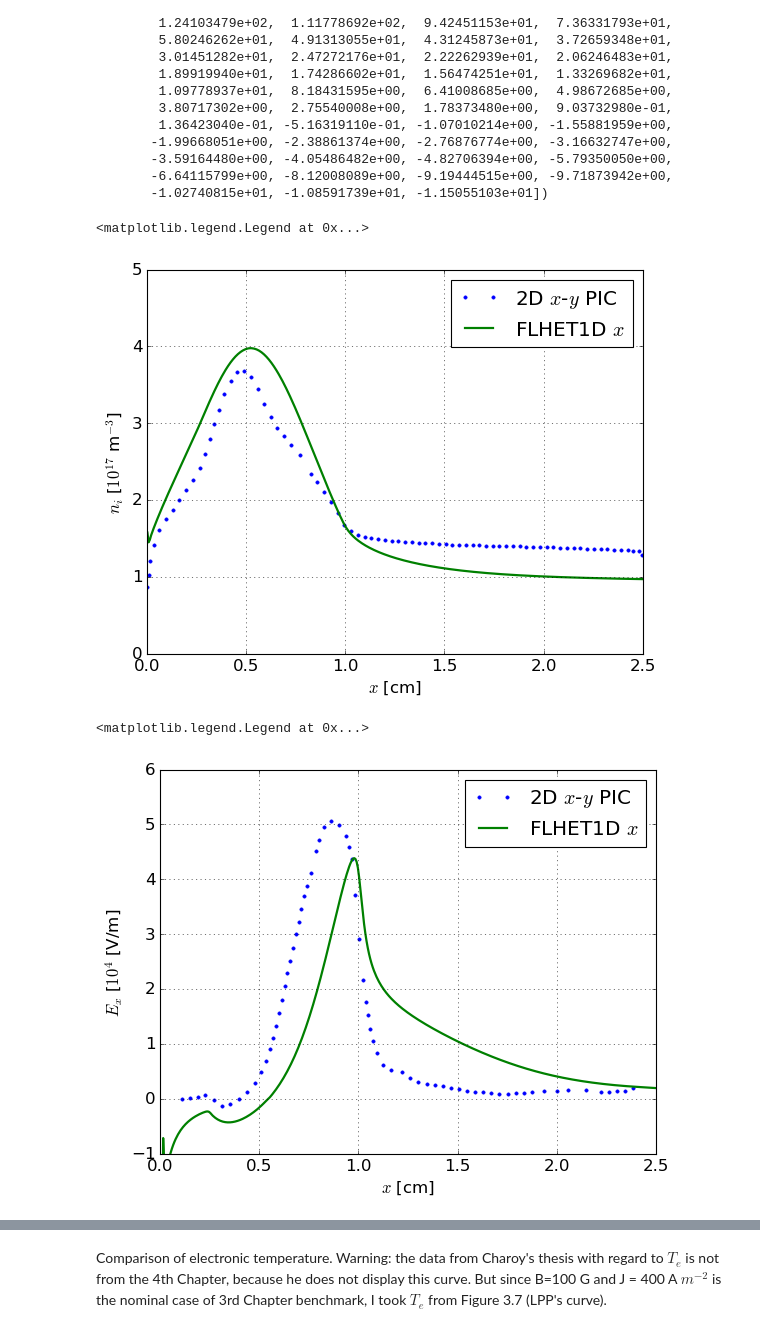
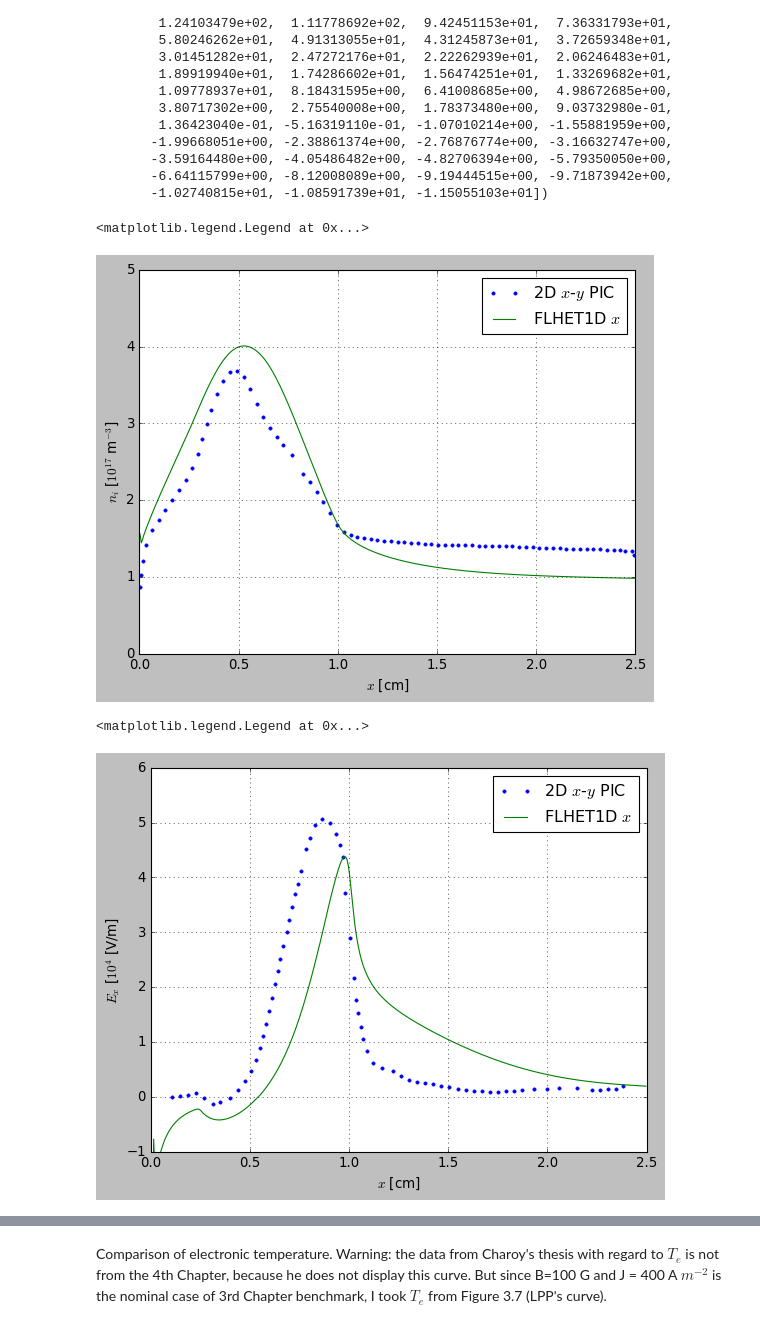
Before and after one commit to federicopetronio/FLHET1D, a Jupyter notebook: Plots_Charoy.ipynb, the cells around one changed output, grey strips where cells are left out. Saved outputs shown, nothing was run; the diff lists cells and outputs as text; code cells hidden in the pictures.

```diff
--- a/Plots_Charoy.ipynb
+++ b/Plots_Charoy.ipynb
@@ -453,13 +344,6 @@ KeyError: 'Anomalous transport alpha_B1'
 ##########################################################
 #           Make the plots
 ##########################################################
-
-
-plt.style.use('classic')
-plt.rcParams["font.weight"] = 'normal'
-plt.rcParams['figure.facecolor'] = 'white'
-plt.rcParams["font.size"] = 15
-plt.rcParams["lines.linewidth"] = 2
 
 ResultsFigs = RESULTSDIR+"/Figs_vs_Charoy"
 ResultsData = RESULTSDIR+"/Data"
@@ -632,32 +519,31 @@ time[i_save]    = t
 # %%
-Ex_fluid = mplt_mod.compute_E(P, B, ESTAR, WallInteractionConfig["Type"], R1, R2, Mi, x_center, LTHR, KEL, alpha_B, J, A0)
 phi_fluid = mplt_mod.compute_phi(Ex_fluid, Delta_x, J, V, Rext)
 # %%
-f, ax = plt.subplots()
+f, axs = plt.subplots()
 
-ax.plot(ni_charoy[:,0], ni_charoy[:,1], '.', label="2D $x$-$y$ PIC")
-ax.plot(x_center*100, P[1,:]/1e17, '-', label="FLHET1D $x$")
-ax.set_ylim([0., 5.0])
-ax.set_xlabel("$x$ [cm]")
-ax.set_ylabel("$n_i$ [$10^{17}$ m$^{-3}$]")
+axs.plot(ni_charoy[:,0], ni_charoy[:,1], '.', label="2D $x$-$y$ PIC")
+axs.plot(x_center*100, P[1,:]/1e17, '-', label="FLHET1D $x$")
+axs.set_ylim([0., 5.0])
+axs.set_xlabel("$x$ [cm]")
+axs.set_ylabel("$n_i$ [$10^{17}$ m$^{-3}$]")
 
-ax.grid(True)
-ax.legend()
+axs.grid(True)
+axs.legend()
 # %% [output]
 <matplotlib.legend.Legend at 0x...>
-[figure, old version]
+[figure, new version]
 # %%
-f, ax = plt.subplots()
+f, axs = plt.subplots()
 
-ax.plot(Ex_charoy[:,0], Ex_charoy[:,1], '.', label="2D $x$-$y$ PIC")
-ax.plot(x_center*100, Ex_fluid/10000, '-', label="FLHET1D $x$")
-ax.set_ylim([-1.0, 6.0])
-ax.set_xlabel("$x$ [cm]")
-ax.set_ylabel("$E_x$ [$10^{4}$ [V/m]")
+axs.plot(Ex_charoy[:,0], Ex_charoy[:,1], '.', label="2D $x$-$y$ PIC")
+axs.plot(x_center*100, Ex_fluid/10000, '-', label="FLHET1D $x$")
+axs.set_ylim([-1.0, 6.0])
+axs.set_xlabel("$x$ [cm]")
+axs.set_ylabel("$E_x$ [$10^{4}$ [V/m]")
 
-ax.grid()
-ax.legend()
+axs.grid()
+axs.legend()
 # %% [output]
 <matplotlib.legend.Legend at 0x...>
-[figure, old version]
+[figure, new version]
 # %%
```
Also changed, not shown: parts of 20 cells of this notebook, 6 other files.
